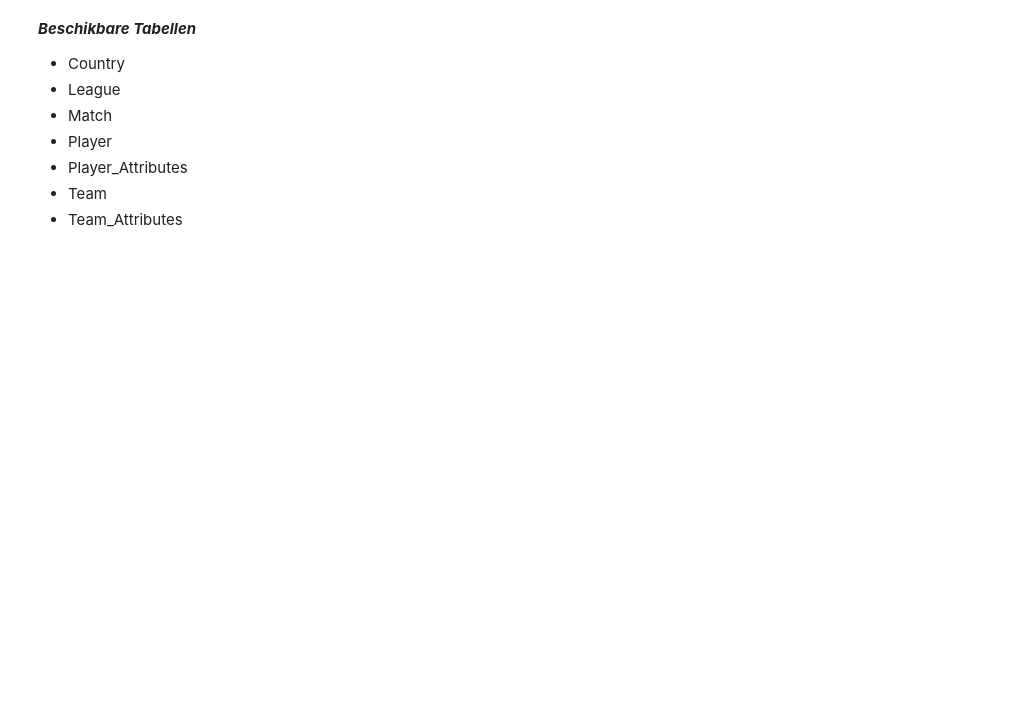
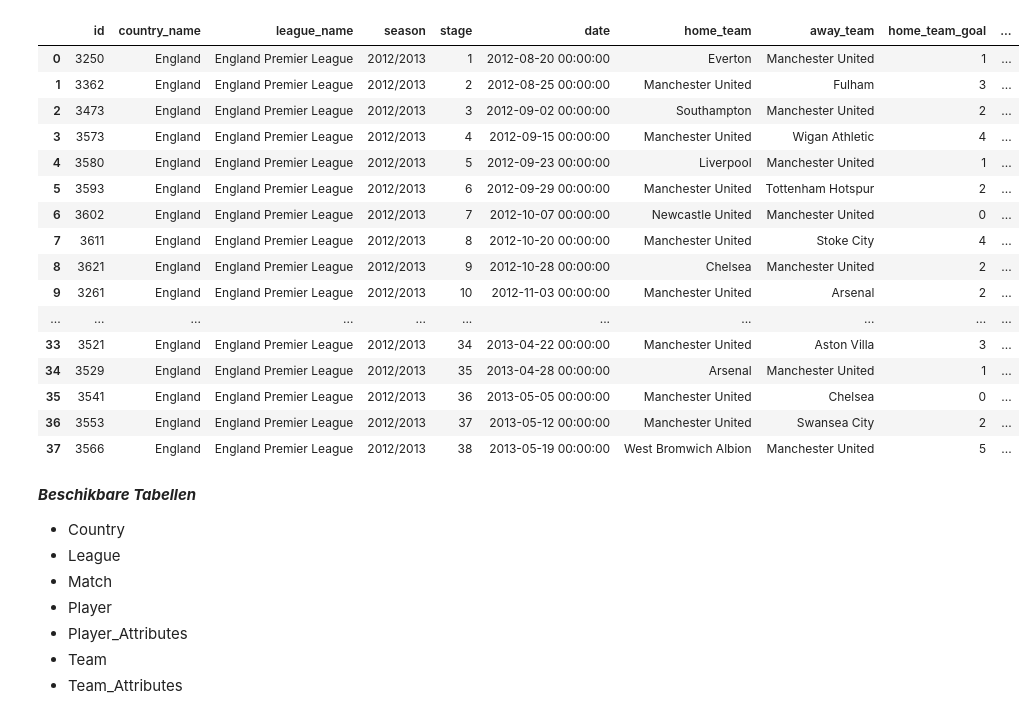
Before and after one commit to Tijnwy/Datalab2, a Jupyter notebook: sprint2.ipynb, the cells around one changed output. Drawn from its saved outputs; the diff is of its cells as text; code cells hidden in the pictures; blank space fills up the shorter version.

```diff
--- a/sprint2.ipynb
+++ b/sprint2.ipynb
@@ -8,3 +26,43 @@ cursor = sql_connect.cursor()
+# %%
+detailed_matches = pd.read_sql("""SELECT Match.id,
+                                        Country.name AS country_name,
+                                        League.name AS league_name,
+                                        season,
+                                        stage,
+                                        date,
+                                        HT.team_long_name AS  home_team,
+                                        AT.team_long_name AS away_team,
+                                        home_team_goal,
+                                        away_team_goal
+                                FROM Match
+                                JOIN Country on Country.id = Match.country_id
+                                JOIN League on League.id = Match.league_id
+                                LEFT JOIN Team AS HT on HT.team_api_id = Match.home_team_api_id
+                                LEFT JOIN Team AS AT on AT.team_api_id = Match.away_team_api_id
+                                WHERE country_name = 'England'
+                                AND season = "2012/2013"
+                                AND (home_team = "Manchester United"
+                                        OR away_team = "Manchester United")                                ORDER by date
+                                ;""", sql_connect)
+detailed_matches
+# %% [output]
+|  | id | country_name | league_name | season | stage | date | home_team | away_team | home_team_goal | ... |
+| 0 | 3250 | England | England Premier League | 2012/2013 | 1 | 2012-08-20 00:00:00 | Everton | Manchester United | 1 | ... |
+| 1 | 3362 | England | England Premier League | 2012/2013 | 2 | 2012-08-25 00:00:00 | Manchester United | Fulham | 3 | ... |
+| 2 | 3473 | England | England Premier League | 2012/2013 | 3 | 2012-09-02 00:00:00 | Southampton | Manchester United | 2 | ... |
+| 3 | 3573 | England | England Premier League | 2012/2013 | 4 | 2012-09-15 00:00:00 | Manchester United | Wigan Athletic | 4 | ... |
+| 4 | 3580 | England | England Premier League | 2012/2013 | 5 | 2012-09-23 00:00:00 | Liverpool | Manchester United | 1 | ... |
+| 5 | 3593 | England | England Premier League | 2012/2013 | 6 | 2012-09-29 00:00:00 | Manchester United | Tottenham Hotspur | 2 | ... |
+| 6 | 3602 | England | England Premier League | 2012/2013 | 7 | 2012-10-07 00:00:00 | Newcastle United | Manchester United | 0 | ... |
+| 7 | 3611 | England | England Premier League | 2012/2013 | 8 | 2012-10-20 00:00:00 | Manchester United | Stoke City | 4 | ... |
+| 8 | 3621 | England | England Premier League | 2012/2013 | 9 | 2012-10-28 00:00:00 | Chelsea | Manchester United | 2 | ... |
+| 9 | 3261 | England | England Premier League | 2012/2013 | 10 | 2012-11-03 00:00:00 | Manchester United | Arsenal | 2 | ... |
+| ... | ... | ... | ... | ... | ... | ... | ... | ... | ... | ... |
+| 33 | 3521 | England | England Premier League | 2012/2013 | 34 | 2013-04-22 00:00:00 | Manchester United | Aston Villa | 3 | ... |
+| 34 | 3529 | England | England Premier League | 2012/2013 | 35 | 2013-04-28 00:00:00 | Arsenal | Manchester United | 1 | ... |
+| 35 | 3541 | England | England Premier League | 2012/2013 | 36 | 2013-05-05 00:00:00 | Manchester United | Chelsea | 0 | ... |
+| 36 | 3553 | England | England Premier League | 2012/2013 | 37 | 2013-05-12 00:00:00 | Manchester United | Swansea City | 2 | ... |
+| 37 | 3566 | England | England Premier League | 2012/2013 | 38 | 2013-05-19 00:00:00 | West Bromwich Albion | Manchester United | 5 | ... |
 # %% [markdown]
 ***Beschikbare Tabellen***
 
```
Also changed, not shown: parts of 6 cells of this notebook.
